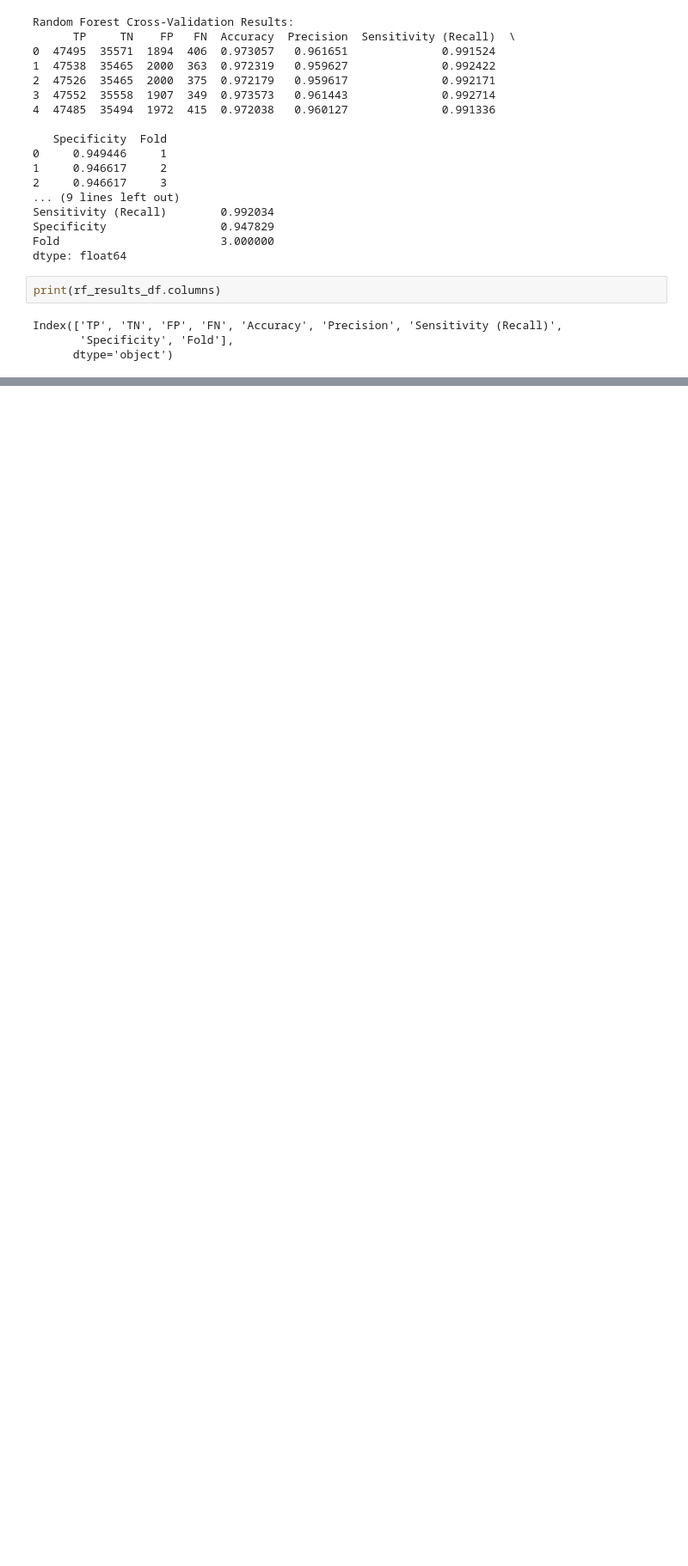
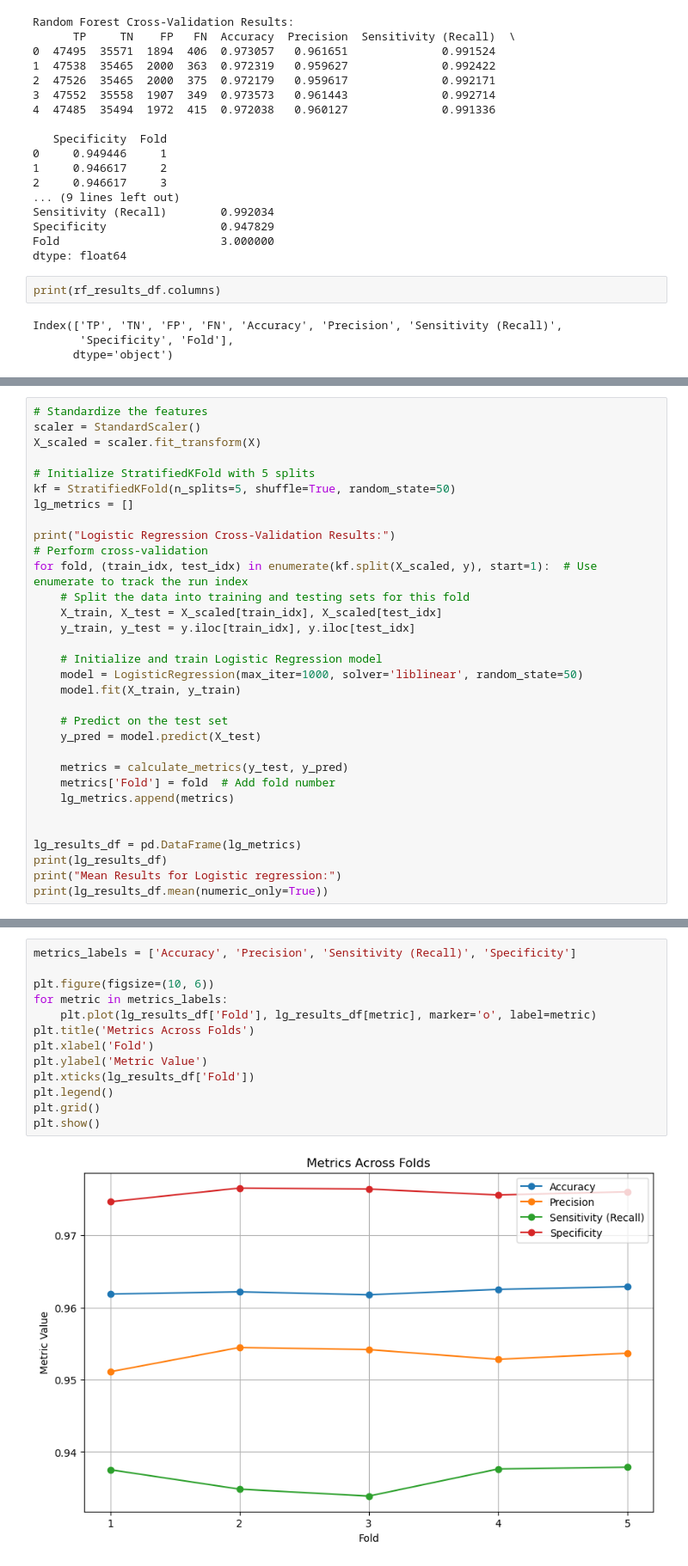
Before and after one commit to B-Kosev/iot-security-network-attacks-analysis, a Jupyter notebook: iot_project.ipynb, the cells around one changed output, grey strips where cells are left out. Shown at 86% size. Saved outputs shown, nothing was run; the diff lists cells and outputs as text; blank space fills up the shorter version.

```diff
--- a/iot_project.ipynb
+++ b/iot_project.ipynb
@@ -909,0 +636,32 @@ plt.show()
+# %%
+# Standardize the features
+scaler = StandardScaler()
+X_scaled = scaler.fit_transform(X)
+
+# Initialize StratifiedKFold with 5 splits
+kf = StratifiedKFold(n_splits=5, shuffle=True, random_state=50)
+lg_metrics = []
+
+print("Logistic Regression Cross-Validation Results:")
+# Perform cross-validation
+for fold, (train_idx, test_idx) in enumerate(kf.split(X_scaled, y), start=1):  # Use enumerate to track the run index
+    # Split the data into training and testing sets for this fold
+    X_train, X_test = X_scaled[train_idx], X_scaled[test_idx]
+    y_train, y_test = y.iloc[train_idx], y.iloc[test_idx]
+
+    # Initialize and train Logistic Regression model
+    model = LogisticRegression(max_iter=1000, solver='liblinear', random_state=50)
+    model.fit(X_train, y_train)
+
+    # Predict on the test set
+    y_pred = model.predict(X_test)
+
+    metrics = calculate_metrics(y_test, y_pred)
+    metrics['Fold'] = fold  # Add fold number
+    lg_metrics.append(metrics)
+
+
+lg_results_df = pd.DataFrame(lg_metrics)
+print(lg_results_df)
+print("Mean Results for Logistic regression:")
+print(lg_results_df.mean(numeric_only=True))
@@ -909,0 +686,15 @@ plt.show()
+# %%
+metrics_labels = ['Accuracy', 'Precision', 'Sensitivity (Recall)', 'Specificity']
+
+plt.figure(figsize=(10, 6))
+for metric in metrics_labels:
+    plt.plot(lg_results_df['Fold'], lg_results_df[metric], marker='o', label=metric)
+plt.title('Metrics Across Folds')
+plt.xlabel('Fold')
+plt.ylabel('Metric Value')
+plt.xticks(lg_results_df['Fold'])
+plt.legend()
+plt.grid()
+plt.show()
+# %% [output]
+[figure, added]
```
Also changed, not shown: parts of 22 cells of this notebook.
